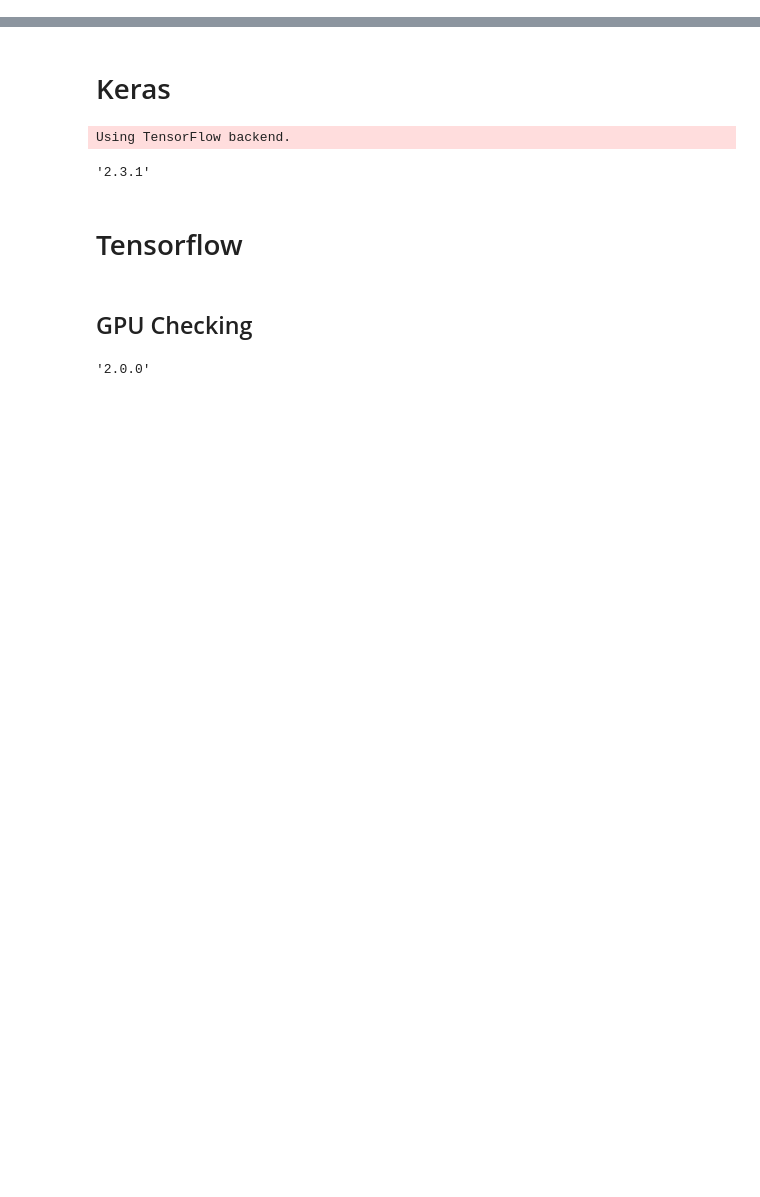
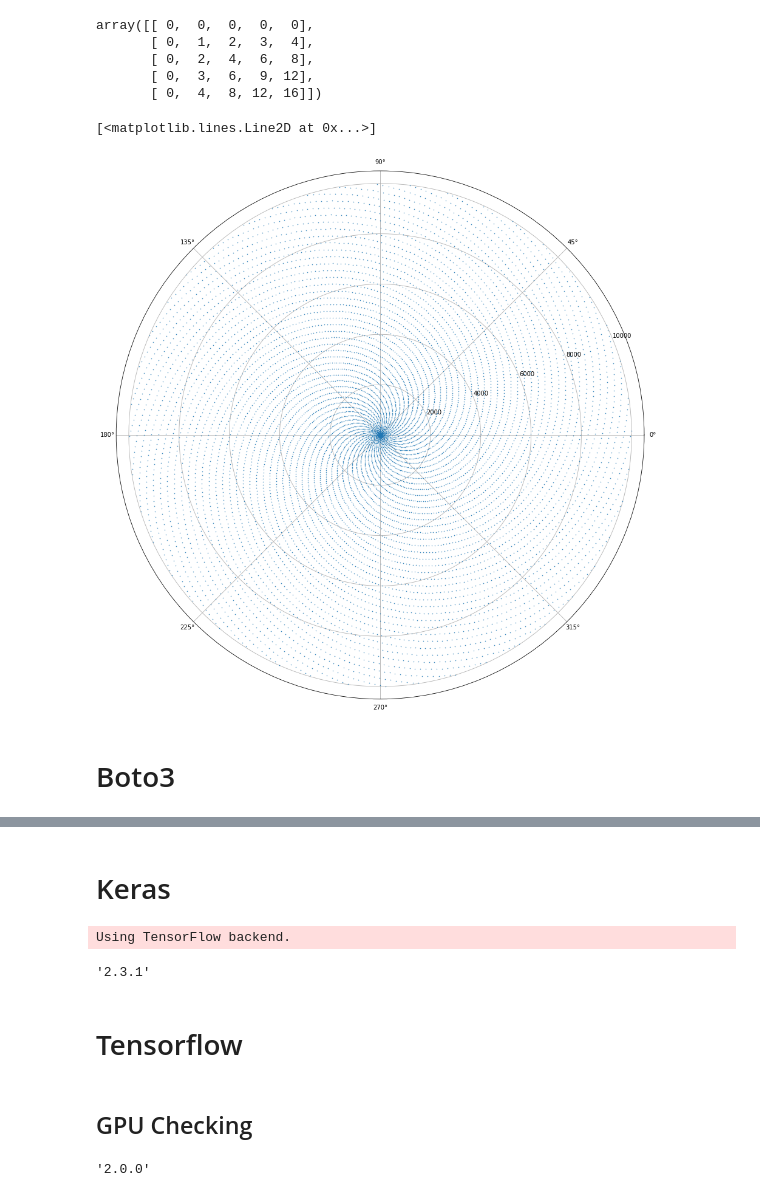
Before and after one commit to hpzju/DataScience, a Jupyter notebook: AI/Working.ipynb, the cells around one changed output, grey strips where cells are left out. Saved outputs shown, nothing was run; the diff lists cells and outputs as text; code cells hidden in the pictures; blank space fills up the shorter version.

```diff
--- a/AI/Working.ipynb
+++ b/AI/Working.ipynb
@@ -0,0 +12,23 @@
+# %%
+b.dot(a)
+# %% [output]
+array([[ 0,  0,  0,  0,  0],
+       [ 0,  1,  2,  3,  4],
+       [ 0,  2,  4,  6,  8],
+       [ 0,  3,  6,  9, 12],
+       [ 0,  4,  8, 12, 16]])
+# %%
+import numpy as np
+import matplotlib.pyplot as plt
+import matplotlib as mpl
+mpl.rcParams['agg.path.chunksize'] = 10000
+# %%
+ints = np.linspace(0, 10000, 10000)
+# %%
+plt.figure(figsize=(16,16))
+plt.polar(ints, ints, 'o', markersize=0.5)
+# %% [output]
+[<matplotlib.lines.Line2D at 0x...>]
+[figure, added]
+# %% [markdown]
+# Boto3
```
Also changed, not shown: parts of 25 cells of this notebook, 11 other files.
